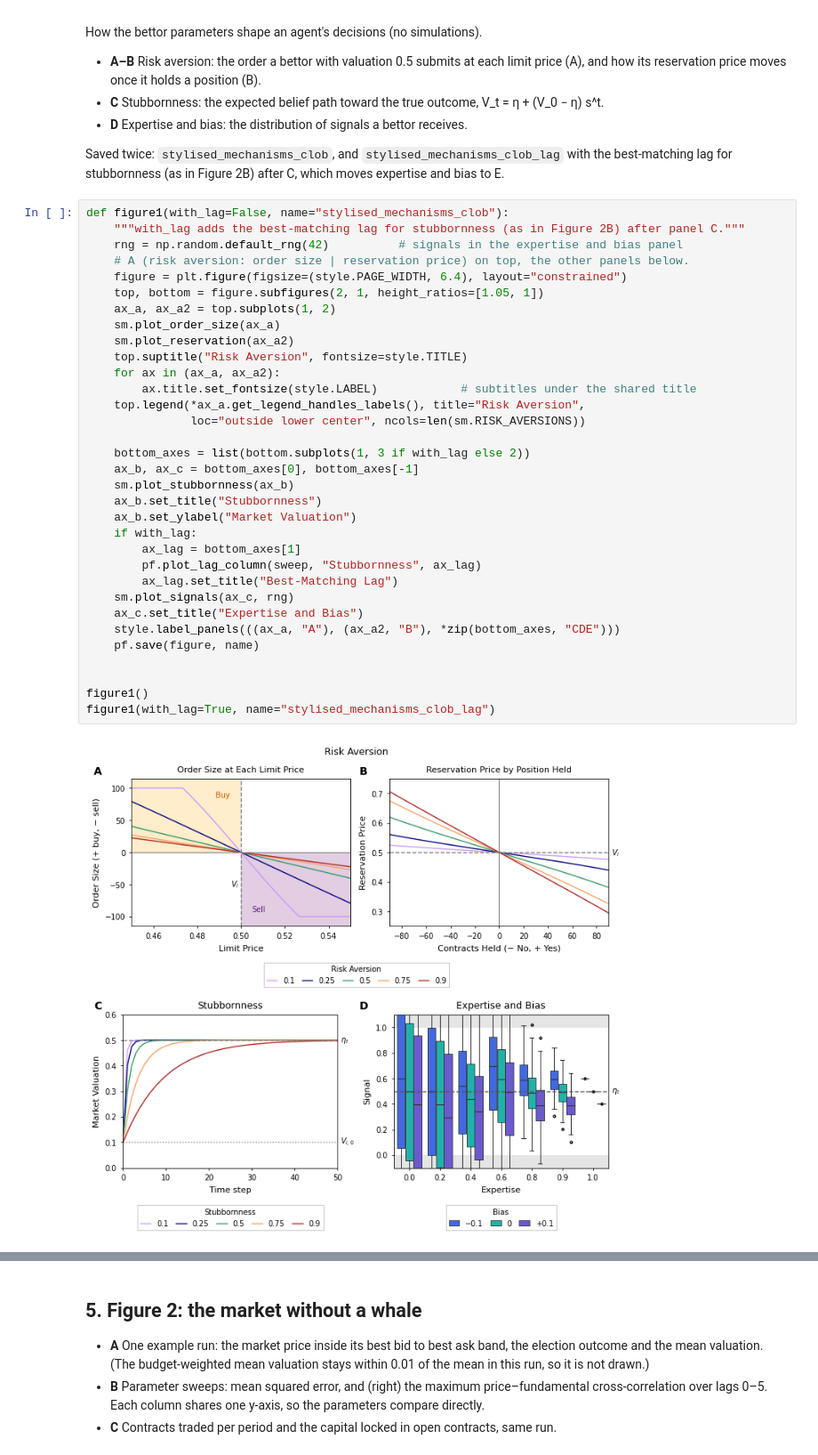
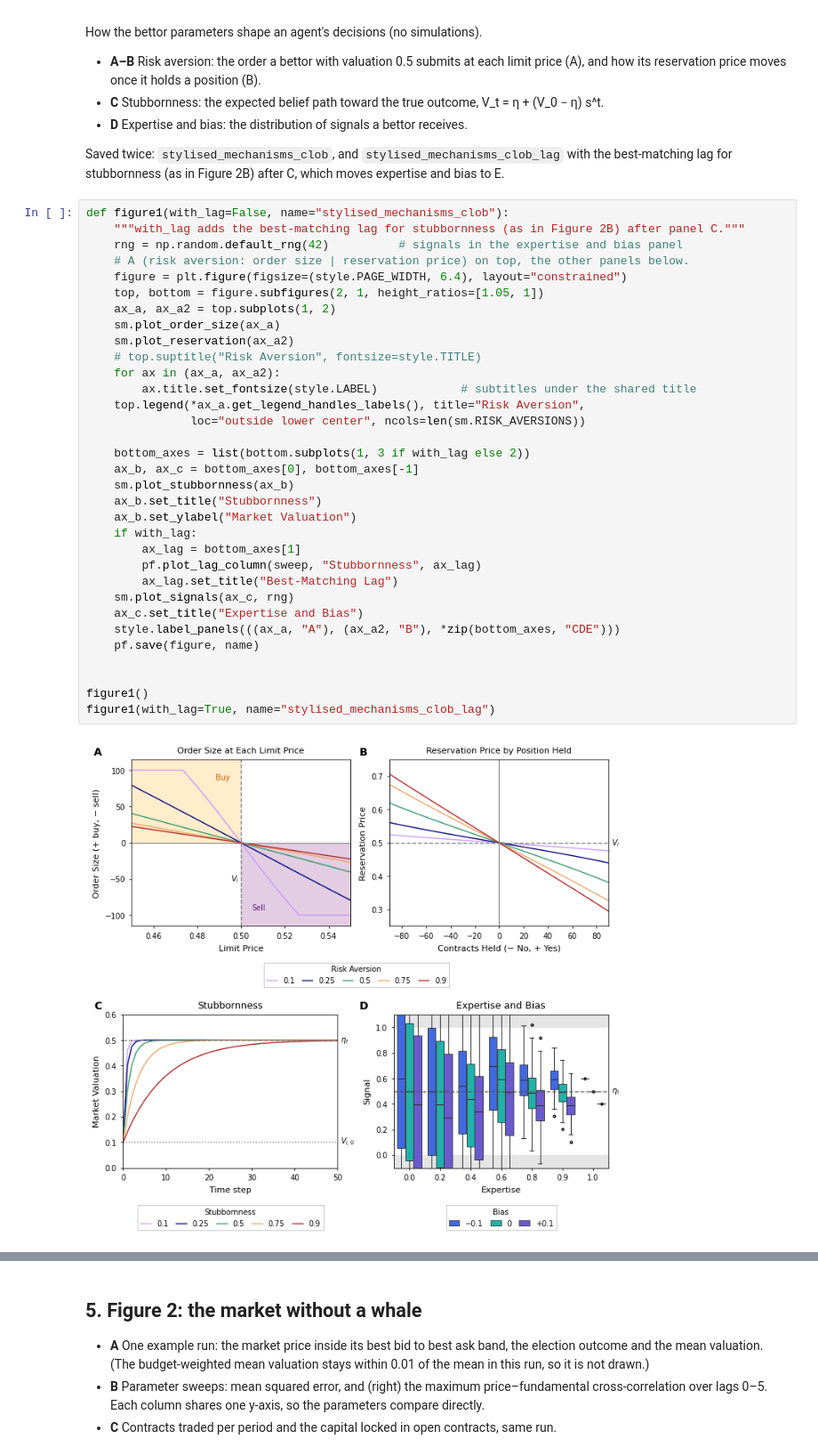
Before and after one commit to ebbam/power_prediction_clob, a Jupyter notebook: manuscript_figures.ipynb, the cells around one changed output, grey strips where cells are left out. Shown at 89% size. Saved outputs shown, nothing was run; the diff lists cells and outputs as text.

```diff
--- a/manuscript_figures.ipynb
+++ b/manuscript_figures.ipynb
@@ -131,32 +131,32 @@ def figure1(with_lag=False, name="stylised_mechanisms_clob"):
     rng = np.random.default_rng(42)          # signals in the expertise and bias panel
     # A (risk aversion: order size | reservation price) on top, the other panels below.
     figure = plt.figure(figsize=(style.PAGE_WIDTH, 6.4), layout="constrained")
     top, bottom = figure.subfigures(2, 1, height_ratios=[1.05, 1])
     ax_a, ax_a2 = top.subplots(1, 2)
     sm.plot_order_size(ax_a)
     sm.plot_reservation(ax_a2)
-    top.suptitle("Risk Aversion", fontsize=style.TITLE)
+    # top.suptitle("Risk Aversion", fontsize=style.TITLE)
     for ax in (ax_a, ax_a2):
         ax.title.set_fontsize(style.LABEL)            # subtitles under the shared title
     top.legend(*ax_a.get_legend_handles_labels(), title="Risk Aversion",
                loc="outside lower center", ncols=len(sm.RISK_AVERSIONS))
 
     bottom_axes = list(bottom.subplots(1, 3 if with_lag else 2))
     ax_b, ax_c = bottom_axes[0], bottom_axes[-1]
     sm.plot_stubbornness(ax_b)
     ax_b.set_title("Stubbornness")
     ax_b.set_ylabel("Market Valuation")
     if with_lag:
         ax_lag = bottom_axes[1]
         pf.plot_lag_column(sweep, "Stubbornness", ax_lag)
         ax_lag.set_title("Best-Matching Lag")
     sm.plot_signals(ax_c, rng)
     ax_c.set_title("Expertise and Bias")
     style.label_panels(((ax_a, "A"), (ax_a2, "B"), *zip(bottom_axes, "CDE")))
     pf.save(figure, name)
 
 
 figure1()
 figure1(with_lag=True, name="stylised_mechanisms_clob_lag")
 # %% [output]
-[figure, old version]
+[figure, new version]
```
Also changed, not shown: parts of 4 cells of this notebook, 17 other files.
